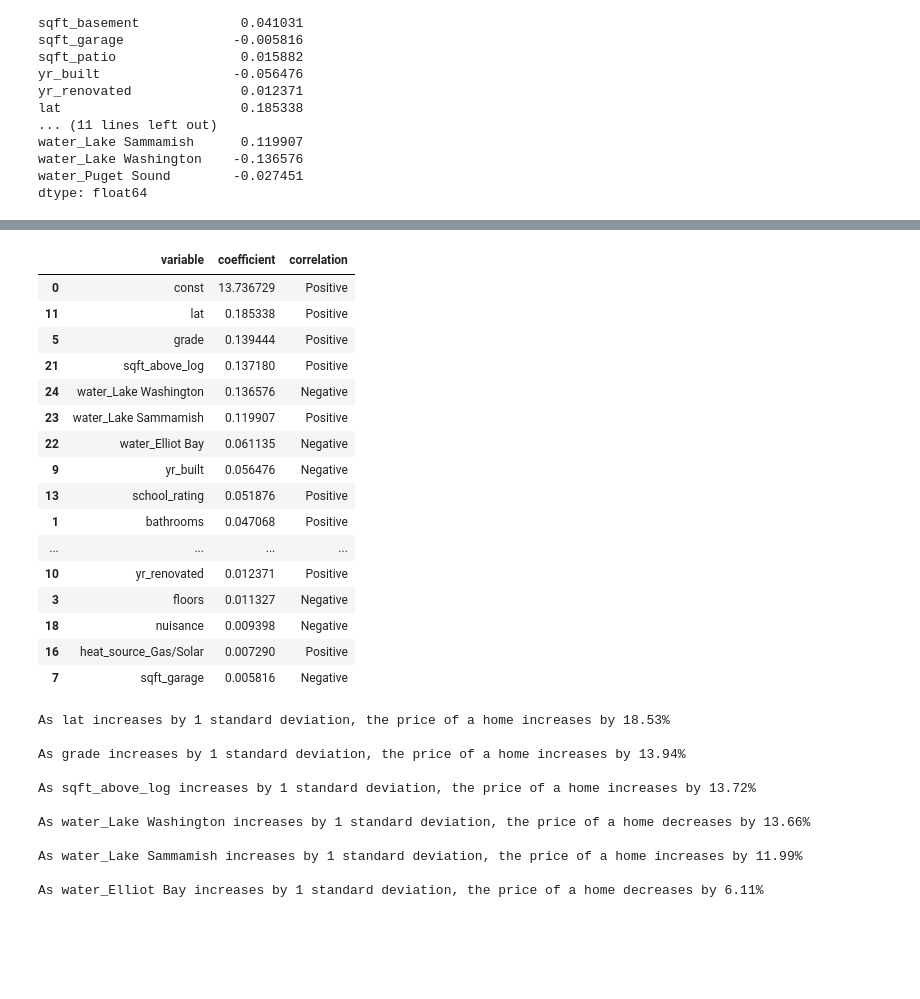
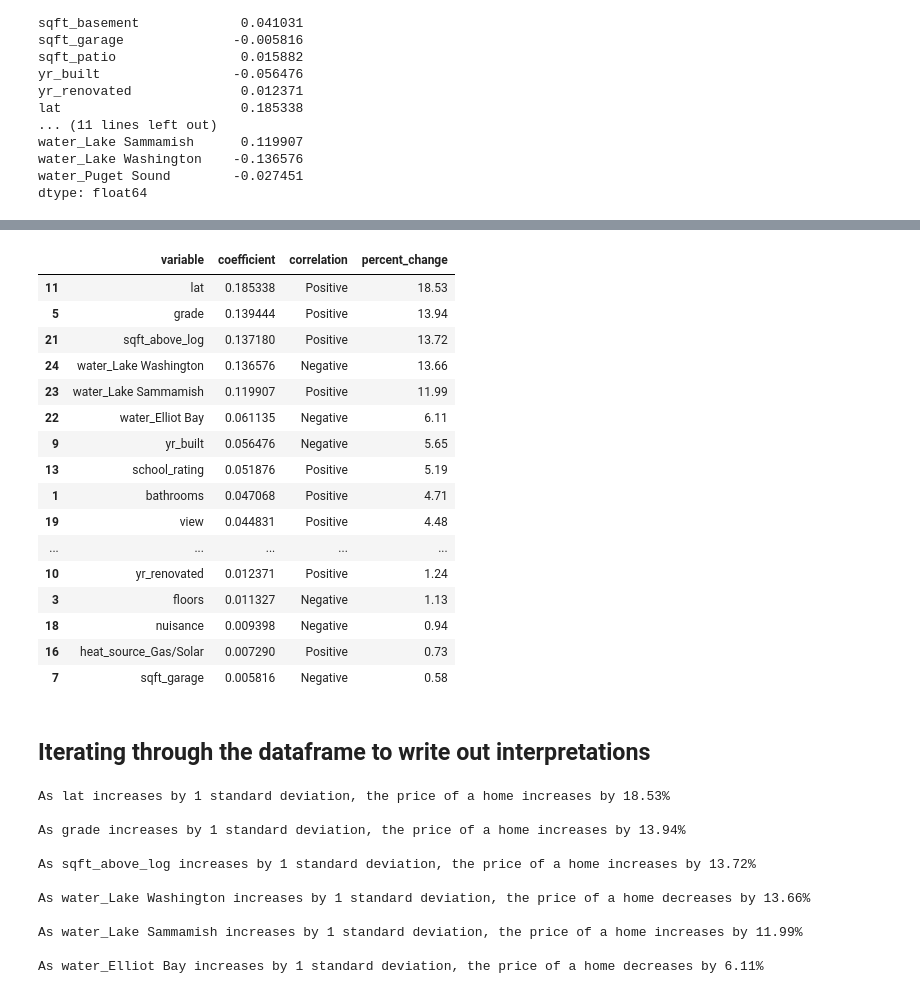
Before and after one commit to andrewkoji/Housing_Linear_Model_Project, a Jupyter notebook: final_notebook-log_model.ipynb, the cells around one changed output, grey strips where cells are left out. Saved outputs shown, nothing was run; the diff lists cells and outputs as text; code cells hidden in the pictures; blank space fills up the shorter version.

Commit message:
updated interpretation of log model

```diff
--- a/final_notebook-log_model.ipynb
+++ b/final_notebook-log_model.ipynb
@@ -1593,29 +1611,43 @@ dtype: float64
 # %%
+# Initializing Pandas DataFrame of params
 params = pd.DataFrame(results.params)
 params = params.reset_index()
+
+#renaming columnss
 params.columns = ['variable', 'coefficient']
+
+#Labeling params as positive or negative
 params['correlation'] = params['coefficient'].apply(lambda x: 'Positive' if x > 0 else 'Negative' if x<0 else x)
+
+#Converting to absolute values
 params['coefficient'] = params['coefficient'].apply(lambda x: abs(x))
-params = params.sort_values('coefficient', ascending=False)
-params
+
+#Calculating Percent Change
+params['percent_change'] = round(params["coefficient"] * 100, 2)
+
+# Sorting the 'params' in order of highest correlations, negative or positive.
+params = params.sort_values('percent_change', ascending=False)
+params[1:]
 # %% [output]
-|  | variable | coefficient | correlation |
-| 0 | const | 13.736729 | Positive |
-| 11 | lat | 0.185338 | Positive |
-| 5 | grade | 0.139444 | Positive |
-| 21 | sqft_above_log | 0.137180 | Positive |
-| 24 | water_Lake Washington | 0.136576 | Negative |
-| 23 | water_Lake Sammamish | 0.119907 | Positive |
-| 22 | water_Elliot Bay | 0.061135 | Negative |
-| 9 | yr_built | 0.056476 | Negative |
-| 13 | school_rating | 0.051876 | Positive |
-| 1 | bathrooms | 0.047068 | Positive |
-| ... | ... | ... | ... |
-| 10 | yr_renovated | 0.012371 | Positive |
-| 3 | floors | 0.011327 | Negative |
-| 18 | nuisance | 0.009398 | Negative |
-| 16 | heat_source_Gas/Solar | 0.007290 | Positive |
-| 7 | sqft_garage | 0.005816 | Negative |
+|  | variable | coefficient | correlation | percent_change |
+| 11 | lat | 0.185338 | Positive | 18.53 |
+| 5 | grade | 0.139444 | Positive | 13.94 |
+| 21 | sqft_above_log | 0.137180 | Positive | 13.72 |
+| 24 | water_Lake Washington | 0.136576 | Negative | 13.66 |
+| 23 | water_Lake Sammamish | 0.119907 | Positive | 11.99 |
+| 22 | water_Elliot Bay | 0.061135 | Negative | 6.11 |
+| 9 | yr_built | 0.056476 | Negative | 5.65 |
+| 13 | school_rating | 0.051876 | Positive | 5.19 |
+| 1 | bathrooms | 0.047068 | Positive | 4.71 |
+| 19 | view | 0.044831 | Positive | 4.48 |
+| ... | ... | ... | ... | ... |
+| 10 | yr_renovated | 0.012371 | Positive | 1.24 |
+| 3 | floors | 0.011327 | Negative | 1.13 |
+| 18 | nuisance | 0.009398 | Negative | 0.94 |
+| 16 | heat_source_Gas/Solar | 0.007290 | Positive | 0.73 |
+| 7 | sqft_garage | 0.005816 | Negative | 0.58 |
+# %% [markdown]
+## Iterating through the dataframe to write out interpretations
 # %%
 for i, row in params.iterrows():
     if i == 0:
```
Also changed, not shown: parts of 34 cells of this notebook.
